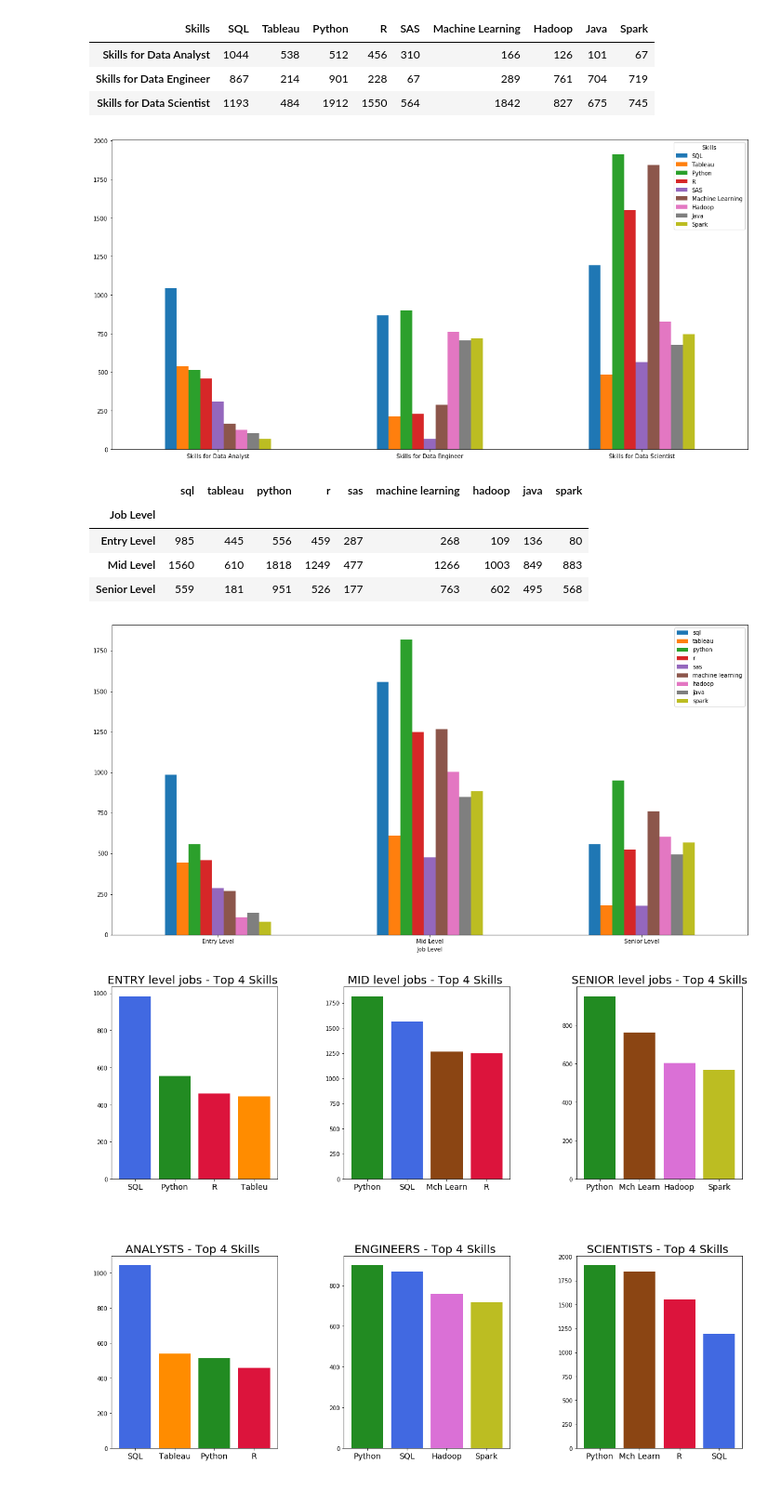
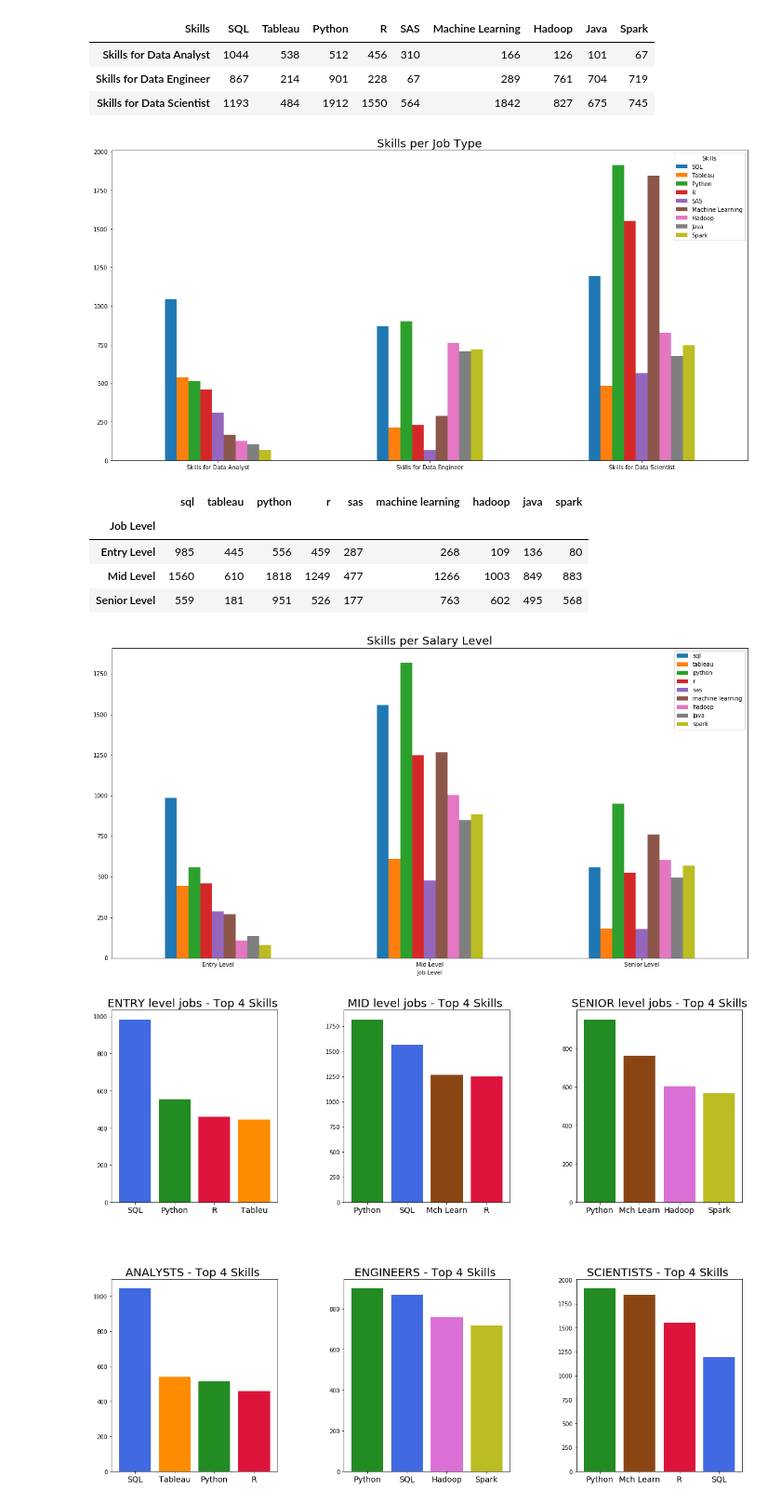
Before and after one commit to GitGTBoot/Project-1, a Jupyter notebook: Project 1.ipynb, the cells around one changed output. Shown at 93% size. Cells and saved outputs as stored; diff of their text form; code cells hidden in the pictures.

```diff
--- a/Project 1.ipynb
+++ b/Project 1.ipynb
@@ -782,10 +781,10 @@ top_skill
 # %%
 top_skill.plot(kind='bar',figsize=(20,10))
 plt.xticks(rotation='horizontal')
-plt.plot()
+plt.title("Skills per Job Type",fontsize=20)
 plt.show()
 # %% [output]
-[figure, old version]
+[figure, new version]
 # %%
 top_skill_jobs = pd.DataFrame({'Job Level':['Entry Level','Mid Level','Senior Level'],
                                'sql':[985,1560,559],'tableau':[445,610,181],
@@ -804,10 +803,11 @@ top_skill_jobs
 # %%
 top_skill_jobs.plot(kind='bar',figsize=(20,10))
 plt.xticks(rotation='horizontal')
+plt.title("Skills per Salary Level",fontsize=20)
 plt.plot()
 plt.show()
 # %% [output]
-[figure, old version]
+[figure, new version]
 # %%
 #plt.subplot(figsize=(20, 15))
 fig = plt.figure(figsize=(20, 15))
```
Also changed, not shown: parts of 3 cells of this notebook, 2 other files.
